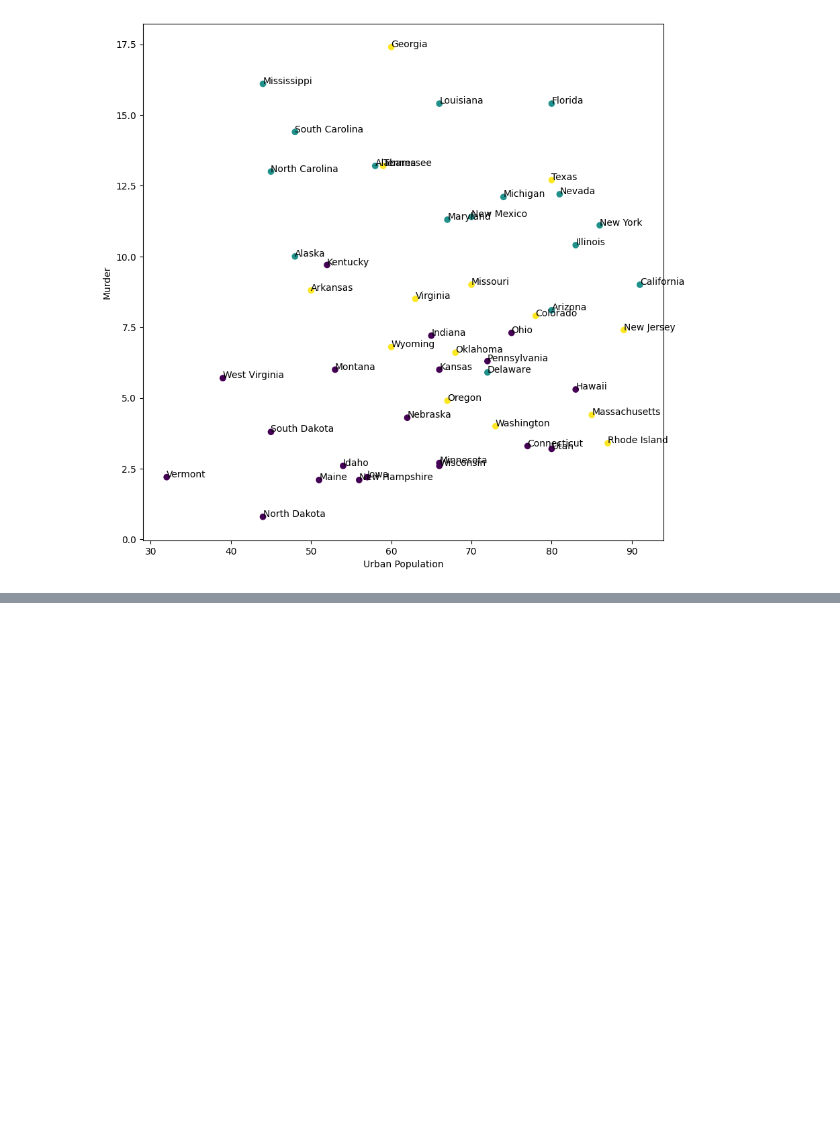
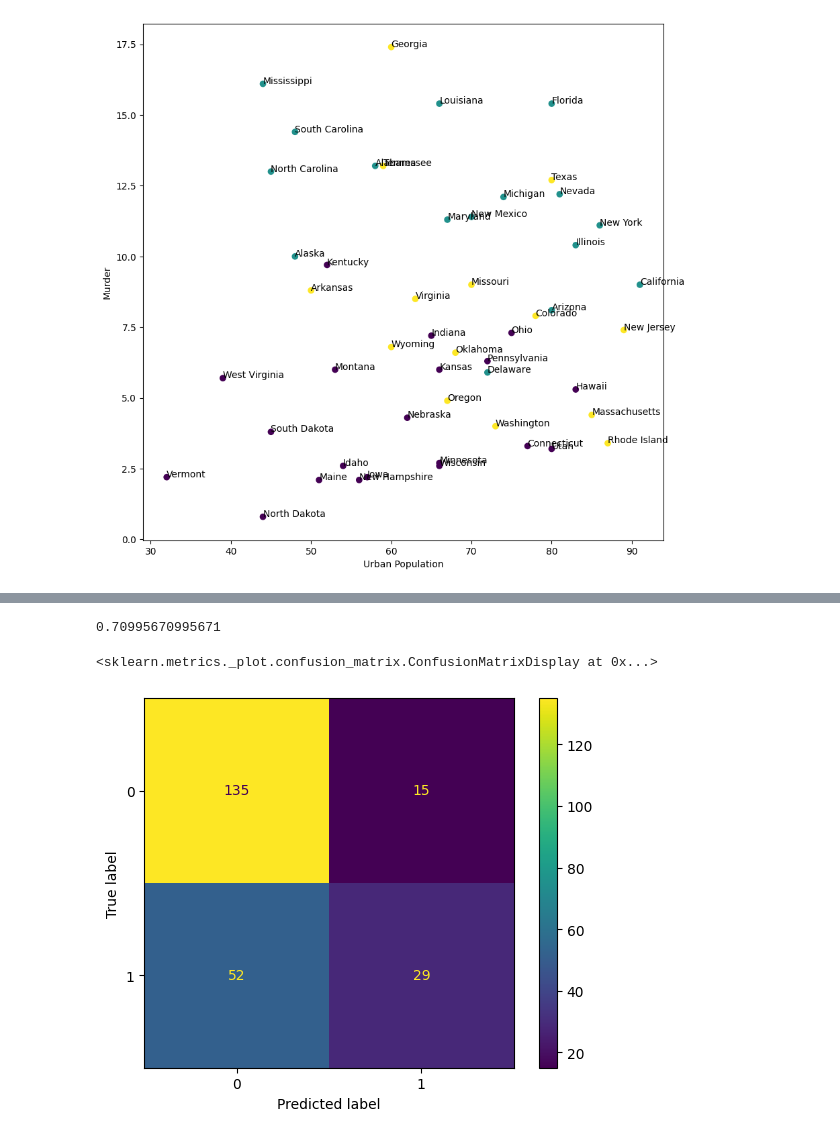
Before and after one commit to lexmckenz/csci_1070, a Jupyter notebook: week_12/unsupervised_learning.ipynb, the cells around one changed output, grey strips where cells are left out. Saved outputs shown, nothing was run; the diff lists cells and outputs as text; code cells hidden in the pictures; blank space fills up the shorter version.

```diff
--- a/week_12/unsupervised_learning.ipynb
+++ b/week_12/unsupervised_learning.ipynb
@@ -108,0 +155,22 @@ plt.show()
+# %%
+from sklearn.decomposition import TruncatedSVD
+
+svd = TruncatedSVD(n_components=6)
+# singular value decomposition = factorization technique for real or comple numbers
+# in a matrix
+# in short, it is untangling patterns in the numbers using matrix decomposition (linear algebra concept)
+
+X_train_svd = svd.fit_transform(X_train)
+X_test_svd = svd.fit_transform(X_test)
+
+model = LogisticRegression(random_state=32).fit(X_train_svd, y_train)
+
+model.score(X_test_svd, y_test)
+# %% [output]
+0.70995670995671
+# %%
+from sklearn.metrics import ConfusionMatrixDisplay
+ConfusionMatrixDisplay.from_estimator(model, X_test_svd, y_test)
+# %% [output]
+<sklearn.metrics._plot.confusion_matrix.ConfusionMatrixDisplay at 0x...>
+[figure, added]
```
Also changed, not shown: parts of 4 cells of this notebook.
